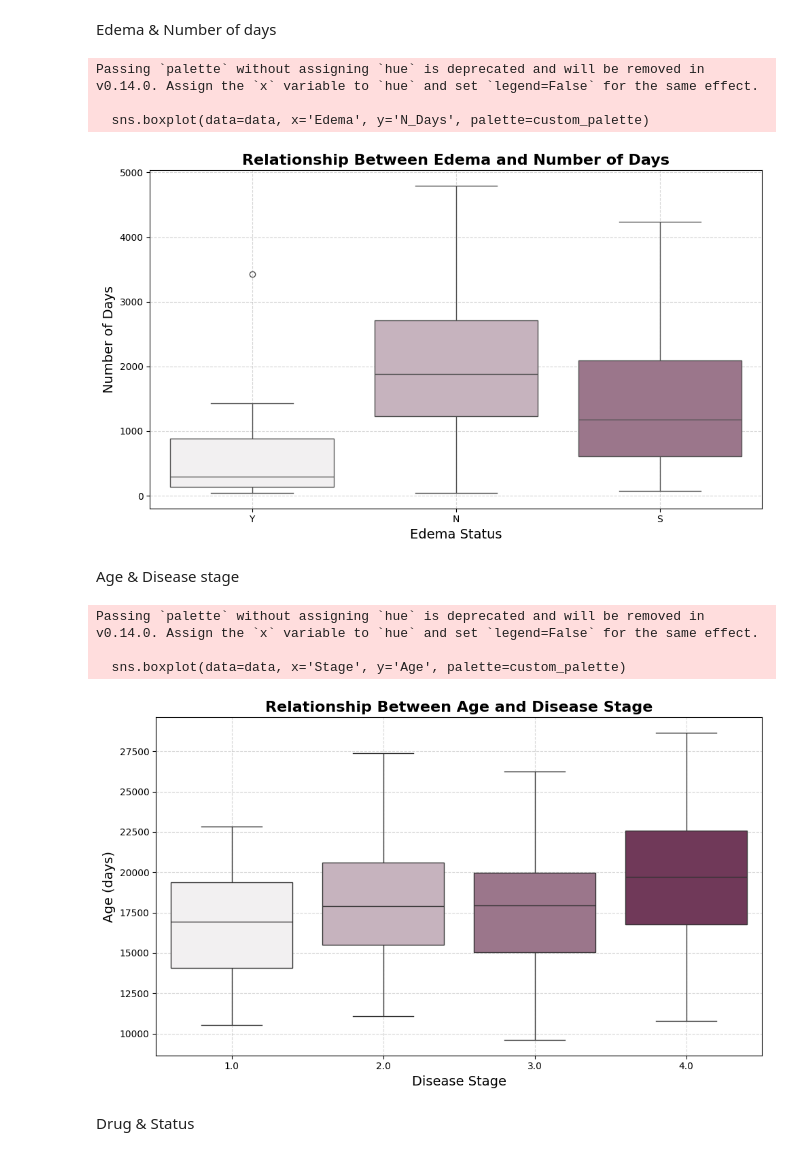
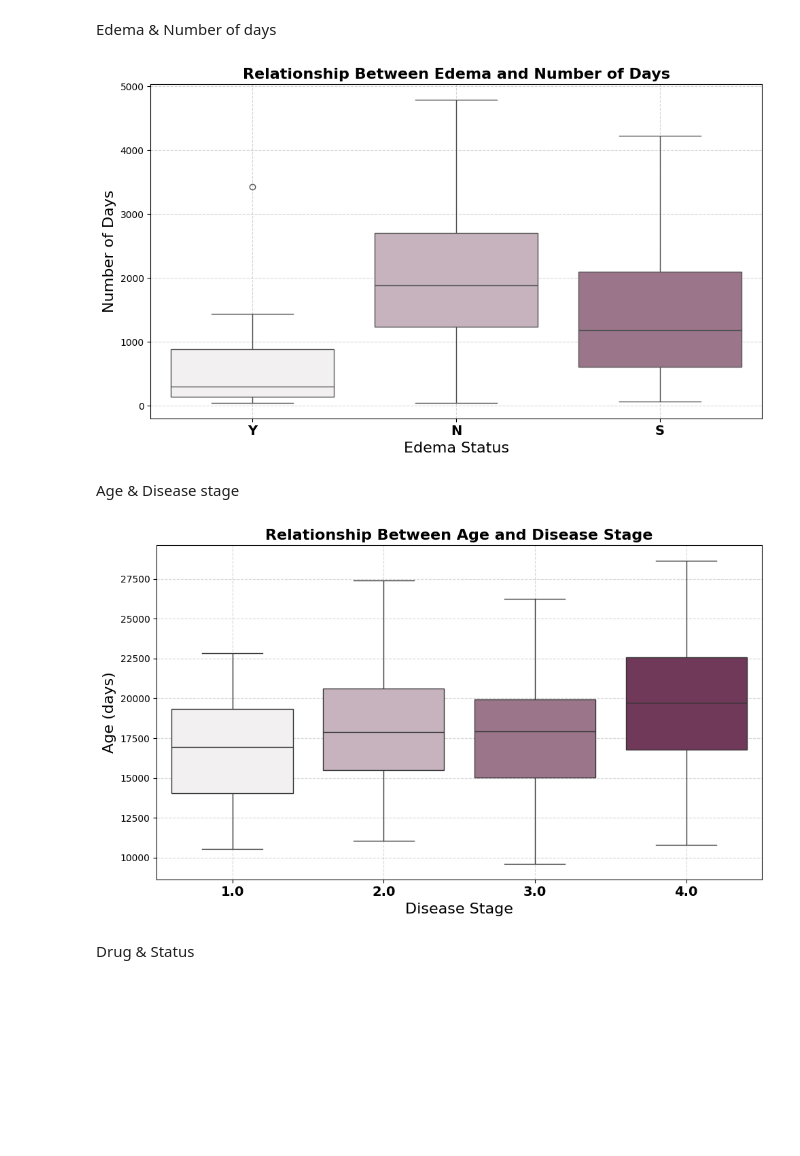
Before and after one commit to Yarden231/Liver-Cirrhosis-Stage-Prediction, a Jupyter notebook: EDA.ipynb, the cells around one changed output. Drawn from its saved outputs; the diff is of its cells as text; code cells hidden in the pictures; blank space fills up the shorter version.

```diff
--- a/EDA.ipynb
+++ b/EDA.ipynb
@@ -264,26 +259,0 @@ plt.show()
-# %%
-
-# Combine Stage 1 and 2 into a single category in the DataFrame
-data['Stage_combined'] = data['Stage'].replace({1: '1 & 2', 2: '1 & 2'})
-
-# Calculate the updated value counts for the combined stages
-stage_combined_counts = data['Stage_combined'].value_counts()
-
-
-# Convert the combined stages to integers for cleaner labeling
-data['Stage_combined'] = data['Stage_combined'].replace({3.0: 3, 4.0: 4})
-
-# Calculate the updated value counts again
-stage_combined_counts = data['Stage_combined'].value_counts()
-
-# Create the updated pie chart with integer labels
-plt.figure(figsize=(4, 4))  # Adjust the figure size for a pie chart
-plt.pie(
-    stage_combined_counts,
-    labels=stage_combined_counts.index,  # Use the updated stage labels
-    autopct='%1.1f%%',  # Show percentages
-    startangle=90,  # Rotate the pie chart for better readability
-    colors=sns.color_palette("flare", len(stage_combined_counts))  # Use the same "flare" palette
-)
-plt.title("Distribution of 'Stage' (1 & 2 Combined)", fontsize=16)
-plt.show()
@@ -344,37 +342,28 @@ plt.show()
 # %% [markdown]
 Edema & Number of days
 # %%
-import seaborn as sns
-import matplotlib.pyplot as plt
-
 # Define a custom color palette using shades of the provided color
 custom_palette = sns.light_palette("#79305a", n_colors=4, reverse=False)
 
 # Create a box plot to analyze the relationship between Edema and N_Days
 plt.figure(figsize=(10, 6))
 sns.boxplot(data=data, x='Edema', y='N_Days', palette=custom_palette)
 
 # Add titles and axis labels
 plt.title('Relationship Between Edema and Number of Days', fontsize=16, fontweight='bold')  # Bold title
-plt.xlabel('Edema Status', fontsize=14)
-plt.ylabel('Number of Days', fontsize=14)
+plt.xlabel('Edema Status',  fontsize=16)
+plt.ylabel('Number of Days',  fontsize=16)
+plt.xticks(fontweight='bold', fontsize=14)
 
 # Display the plot
 plt.grid(True, alpha=0.5, linestyle='--')
 plt.tight_layout()
 plt.show()
 # %% [output]
-Passing `palette` without assigning `hue` is deprecated and will be removed in v0.14.0. Assign the `x` variable to `hue` and set `legend=False` for the same effect.
-
-  sns.boxplot(data=data, x='Edema', y='N_Days', palette=custom_palette)
-[figure, old version]
+[figure, new version]
 # %% [markdown]
 Age & Disease stage
 # %%
-import seaborn as sns
-import matplotlib.pyplot as plt
-
-# Define a custom color palette using shades of the provided color
 custom_palette = sns.light_palette("#79305a", n_colors=4, reverse=False)
 
 # Create a box plot to analyze the relationship between Age and Disease Stage
@@ -383,18 +372,16 @@ sns.boxplot(data=data, x='Stage', y='Age', palette=custom_palette)
 
 # Add titles and axis labels
 plt.title('Relationship Between Age and Disease Stage', fontsize=16, fontweight='bold')  # Bold title
-plt.xlabel('Disease Stage', fontsize=14)
-plt.ylabel('Age (days)', fontsize=14)
+plt.xlabel('Disease Stage', fontsize=16)
+plt.ylabel('Age (days)', fontsize=16)
+plt.xticks(fontweight='bold', fontsize=14)
 
 # Display the plot
 plt.grid(True, alpha=0.5, linestyle='--')
 plt.tight_layout()
 plt.show()
 # %% [output]
-Passing `palette` without assigning `hue` is deprecated and will be removed in v0.14.0. Assign the `x` variable to `hue` and set `legend=False` for the same effect.
-
-  sns.boxplot(data=data, x='Stage', y='Age', palette=custom_palette)
-[figure, old version]
+[figure, new version]
 # %% [markdown]
 Drug & Status
 # %%
```
Also changed, not shown: parts of 25 cells of this notebook, 1 other file.
